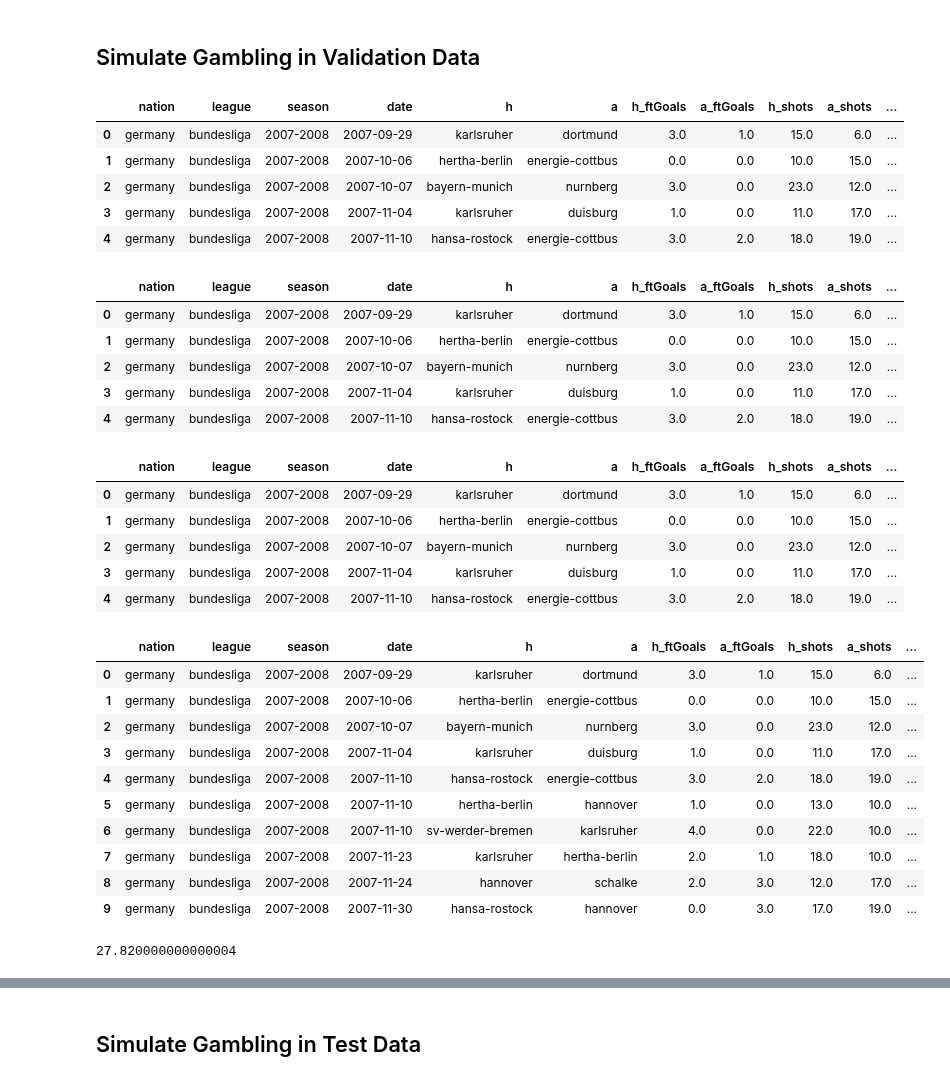
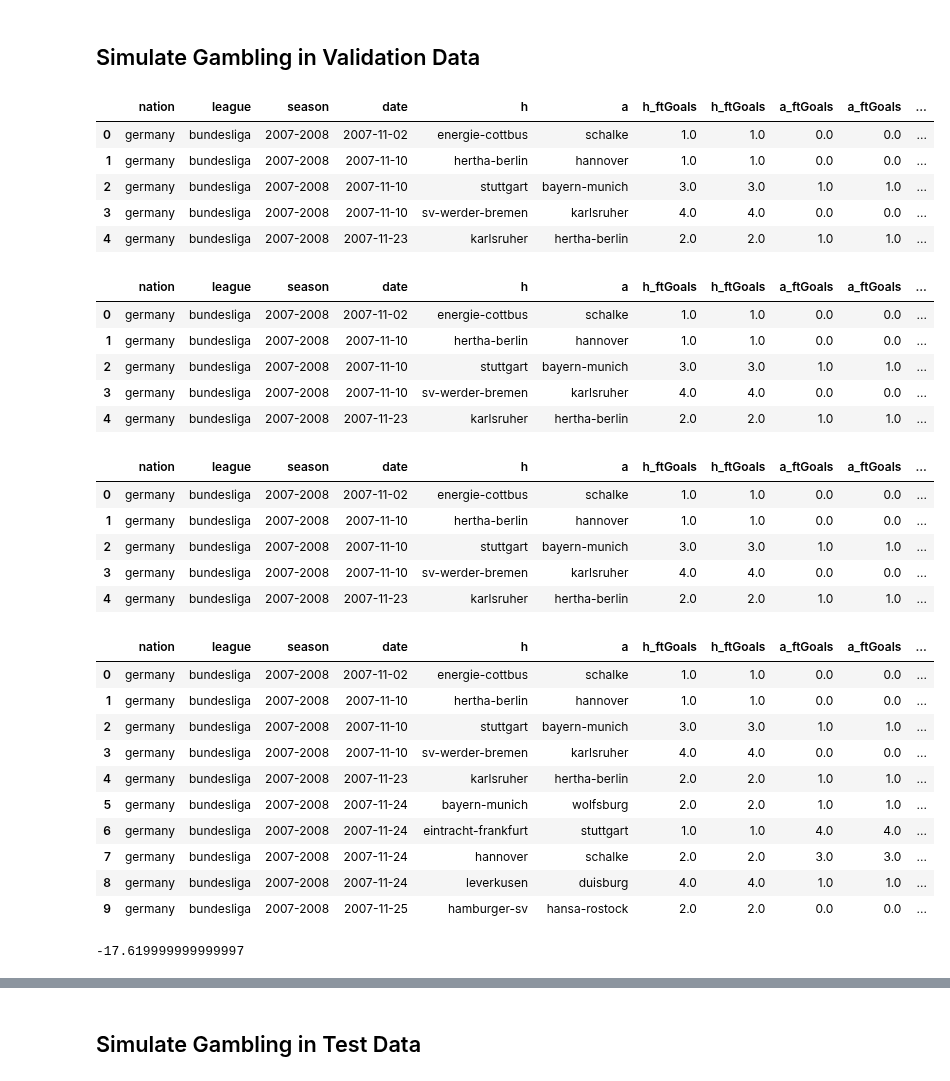
Before and after one commit to DMacGillivray/soccer-predictions, a Jupyter notebook: notebooks/0005.0000 Modeling Strategy.ipynb, the cells around one changed output, grey strips where cells are left out. Cells and saved outputs as stored; diff of their text form; code cells hidden in the pictures.

```diff
--- a/notebooks/0005.0000 Modeling Strategy.ipynb
+++ b/notebooks/0005.0000 Modeling Strategy.ipynb
@@ -681,7 +682,7 @@ def cut_historical_games(df_orig, n_back, drop_all_nan_rows=True, how='all'):
     df.reset_index(drop=True, inplace=True)
     return df
 
-n_back=2
+n_back=4
 
 df_lastn = cut_historical_games(df_model, n_back=n_back, drop_all_nan_rows=False)
 df_lastn.head()
@@ -723,8 +724,10 @@ def get_all_feature_cols(df):
 
 #feature_cols = get_all_feature_cols(df_last4)
 #my_feature_cols = [col for col in df_lastn.columns if 'poiss' in col or 'shots' in col or 'ftGoals' in col]
-#my_feature_cols = [col for col in df_lastn.columns if 'ftGoals' in col]
-my_feature_cols = [col for col in df_lastn.columns if 'poiss' in col]
+# my_feature_cols = [col for col in df_lastn.columns if 'shotsOnTarget' in col]
+my_feature_cols = [col for col in df_lastn.columns if 'ftGoals' in col]
+#my_feature_cols = [col for col in df_lastn.columns if 'shots' in col]
+#my_feature_cols = [col for col in df_lastn.columns if 'poiss' in col]
 non_feature_cols = get_non_feature_cols(df_lastn)
 
 keeper_cols = non_feature_cols + my_feature_cols
@@ -967,10 +972,14 @@ meta_train.head(2)
 # %%
 # https://stackoverflow.com/questions/48508036/
 # sklearn-stratifiedkfold-valueerror-supported-target-types-are-binary-mul/51795404#51795404
-skf = StratifiedKFold(n_splits=5,shuffle=True, random_state=10)
-#clf = MultinomialNB(class_prior=[0.45, 0.25, 0.30])
+skf = StratifiedKFold(n_splits=2,shuffle=True)
+# clf = MultinomialNB(class_prior=[0.45, 0.25, 0.30])
 #clf = CategoricalNB(class_prior=[0.45, 0.25, 0.30])
-clf = RandomForestClassifier(max_depth=15, class_weight='balanced', random_state=42)
+# clf = RandomForestClassifier(max_depth=15, class_weight='balanced')
+clf = GradientBoostingClassifier(n_estimators=100,learning_rate=0.1, max_depth=4)
+#clf = LinearDiscriminantAnalysis(priors=[0.45, 0.25, 0.30])
+# clf = LogisticRegression(class_weight='balanced', C=0.1)
+# clf = ExtraTreesClassifier(class_weight='balanced')
 
 
 X = X.reset_index(drop=True)
@@ -1061,12 +1072,12 @@ output_df.reset_index(drop=True, inplace=True)
 # %%
 output_df.head()
 # %% [output]
-|  | nation | league | season | date | h | a | h_ftGoals | a_ftGoals | h_shots | a_shots | ... |
-| 0 | germany | bundesliga | 2007-2008 | 2007-09-29 | karlsruher | dortmund | 3.0 | 1.0 | 15.0 | 6.0 | ... |
-| 1 | germany | bundesliga | 2007-2008 | 2007-10-06 | hertha-berlin | energie-cottbus | 0.0 | 0.0 | 10.0 | 15.0 | ... |
-| 2 | germany | bundesliga | 2007-2008 | 2007-10-07 | bayern-munich | nurnberg | 3.0 | 0.0 | 23.0 | 12.0 | ... |
-| 3 | germany | bundesliga | 2007-2008 | 2007-11-04 | karlsruher | duisburg | 1.0 | 0.0 | 11.0 | 17.0 | ... |
-| 4 | germany | bundesliga | 2007-2008 | 2007-11-10 | hansa-rostock | energie-cottbus | 3.0 | 2.0 | 18.0 | 19.0 | ... |
+|  | nation | league | season | date | h | a | h_ftGoals | h_ftGoals | a_ftGoals | a_ftGoals | ... |
+| 0 | germany | bundesliga | 2007-2008 | 2007-11-02 | energie-cottbus | schalke | 1.0 | 1.0 | 0.0 | 0.0 | ... |
+| 1 | germany | bundesliga | 2007-2008 | 2007-11-10 | hertha-berlin | hannover | 1.0 | 1.0 | 0.0 | 0.0 | ... |
+| 2 | germany | bundesliga | 2007-2008 | 2007-11-10 | stuttgart | bayern-munich | 3.0 | 3.0 | 1.0 | 1.0 | ... |
+| 3 | germany | bundesliga | 2007-2008 | 2007-11-10 | sv-werder-bremen | karlsruher | 4.0 | 4.0 | 0.0 | 0.0 | ... |
+| 4 | germany | bundesliga | 2007-2008 | 2007-11-23 | karlsruher | hertha-berlin | 2.0 | 2.0 | 1.0 | 1.0 | ... |
 # %%
 ### Identify Poistive EV Bets
 # %%
@@ -1075,24 +1086,24 @@ output_df['draw_unit_EV'] = (output_df[2]* (output_df['drawOddsBet365']-1)) + ((
 output_df['awin_unit_EV'] = (output_df[3]* (output_df['awinOddsBet365']-1)) + ((1- output_df[3]) * -1)
 output_df.head()
 # %% [output]
-|  | nation | league | season | date | h | a | h_ftGoals | a_ftGoals | h_shots | a_shots | ... |
-| 0 | germany | bundesliga | 2007-2008 | 2007-09-29 | karlsruher | dortmund | 3.0 | 1.0 | 15.0 | 6.0 | ... |
-| 1 | germany | bundesliga | 2007-2008 | 2007-10-06 | hertha-berlin | energie-cottbus | 0.0 | 0.0 | 10.0 | 15.0 | ... |
-| 2 | germany | bundesliga | 2007-2008 | 2007-10-07 | bayern-munich | nurnberg | 3.0 | 0.0 | 23.0 | 12.0 | ... |
-| 3 | germany | bundesliga | 2007-2008 | 2007-11-04 | karlsruher | duisburg | 1.0 | 0.0 | 11.0 | 17.0 | ... |
-| 4 | germany | bundesliga | 2007-2008 | 2007-11-10 | hansa-rostock | energie-cottbus | 3.0 | 2.0 | 18.0 | 19.0 | ... |
+|  | nation | league | season | date | h | a | h_ftGoals | h_ftGoals | a_ftGoals | a_ftGoals | ... |
+| 0 | germany | bundesliga | 2007-2008 | 2007-11-02 | energie-cottbus | schalke | 1.0 | 1.0 | 0.0 | 0.0 | ... |
+| 1 | germany | bundesliga | 2007-2008 | 2007-11-10 | hertha-berlin | hannover | 1.0 | 1.0 | 0.0 | 0.0 | ... |
+| 2 | germany | bundesliga | 2007-2008 | 2007-11-10 | stuttgart | bayern-munich | 3.0 | 3.0 | 1.0 | 1.0 | ... |
+| 3 | germany | bundesliga | 2007-2008 | 2007-11-10 | sv-werder-bremen | karlsruher | 4.0 | 4.0 | 0.0 | 0.0 | ... |
+| 4 | germany | bundesliga | 2007-2008 | 2007-11-23 | karlsruher | hertha-berlin | 2.0 | 2.0 | 1.0 | 1.0 | ... |
 # %%
-threshold = 0.0
+threshold = 0.05
 output_df[['hwin_bet', 'draw_bet', 'awin_bet']] = \
             output_df[['hwin_unit_EV', 'draw_unit_EV', 'awin_unit_EV']] >= threshold
 output_df.head()
 # %% [output]
-|  | nation | league | season | date | h | a | h_ftGoals | a_ftGoals | h_shots | a_shots | ... |
-| 0 | germany | bundesliga | 2007-2008 | 2007-09-29 | karlsruher | dortmund | 3.0 | 1.0 | 15.0 | 6.0 | ... |
-| 1 | germany | bundesliga | 2007-2008 | 2007-10-06 | hertha-berlin | energie-cottbus | 0.0 | 0.0 | 10.0 | 15.0 | ... |
-| 2 | germany | bundesliga | 2007-2008 | 2007-10-07 | bayern-munich | nurnberg | 3.0 | 0.0 | 23.0 | 12.0 | ... |
-| 3 | germany | bundesliga | 2007-2008 | 2007-11-04 | karlsruher | duisburg | 1.0 | 0.0 | 11.0 | 17.0 | ... |
-| 4 | germany | bundesliga | 2007-2008 | 2007-11-10 | hansa-rostock | energie-cottbus | 3.0 | 2.0 | 18.0 | 19.0 | ... |
+|  | nation | league | season | date | h | a | h_ftGoals | h_ftGoals | a_ftGoals | a_ftGoals | ... |
+| 0 | germany | bundesliga | 2007-2008 | 2007-11-02 | energie-cottbus | schalke | 1.0 | 1.0 | 0.0 | 0.0 | ... |
+| 1 | germany | bundesliga | 2007-2008 | 2007-11-10 | hertha-berlin | hannover | 1.0 | 1.0 | 0.0 | 0.0 | ... |
+| 2 | germany | bundesliga | 2007-2008 | 2007-11-10 | stuttgart | bayern-munich | 3.0 | 3.0 | 1.0 | 1.0 | ... |
+| 3 | germany | bundesliga | 2007-2008 | 2007-11-10 | sv-werder-bremen | karlsruher | 4.0 | 4.0 | 0.0 | 0.0 | ... |
+| 4 | germany | bundesliga | 2007-2008 | 2007-11-23 | karlsruher | hertha-berlin | 2.0 | 2.0 | 1.0 | 1.0 | ... |
 # %%
 conditions = [output_df['ordinal_result_1'] == 1,
               output_df['ordinal_result_1'] == 0]
@@ -1112,21 +1123,21 @@ output_df['game_ret'] = output_df[['hwin_rets', 'draw_rets', 'awin_rets']].sum(a
 
 output_df.head(10)
 # %% [output]
-|  | nation | league | season | date | h | a | h_ftGoals | a_ftGoals | h_shots | a_shots | ... |
-| 0 | germany | bundesliga | 2007-2008 | 2007-09-29 | karlsruher | dortmund | 3.0 | 1.0 | 15.0 | 6.0 | ... |
-| 1 | germany | bundesliga | 2007-2008 | 2007-10-06 | hertha-berlin | energie-cottbus | 0.0 | 0.0 | 10.0 | 15.0 | ... |
-| 2 | germany | bundesliga | 2007-2008 | 2007-10-07 | bayern-munich | nurnberg | 3.0 | 0.0 | 23.0 | 12.0 | ... |
-| 3 | germany | bundesliga | 2007-2008 | 2007-11-04 | karlsruher | duisburg | 1.0 | 0.0 | 11.0 | 17.0 | ... |
-| 4 | germany | bundesliga | 2007-2008 | 2007-11-10 | hansa-rostock | energie-cottbus | 3.0 | 2.0 | 18.0 | 19.0 | ... |
-| 5 | germany | bundesliga | 2007-2008 | 2007-11-10 | hertha-berlin | hannover | 1.0 | 0.0 | 13.0 | 10.0 | ... |
-| 6 | germany | bundesliga | 2007-2008 | 2007-11-10 | sv-werder-bremen | karlsruher | 4.0 | 0.0 | 22.0 | 10.0 | ... |
-| 7 | germany | bundesliga | 2007-2008 | 2007-11-23 | karlsruher | hertha-berlin | 2.0 | 1.0 | 18.0 | 10.0 | ... |
-| 8 | germany | bundesliga | 2007-2008 | 2007-11-24 | hannover | schalke | 2.0 | 3.0 | 12.0 | 17.0 | ... |
-| 9 | germany | bundesliga | 2007-2008 | 2007-11-30 | hansa-rostock | hannover | 0.0 | 3.0 | 17.0 | 19.0 | ... |
+|  | nation | league | season | date | h | a | h_ftGoals | h_ftGoals | a_ftGoals | a_ftGoals | ... |
+| 0 | germany | bundesliga | 2007-2008 | 2007-11-02 | energie-cottbus | schalke | 1.0 | 1.0 | 0.0 | 0.0 | ... |
+| 1 | germany | bundesliga | 2007-2008 | 2007-11-10 | hertha-berlin | hannover | 1.0 | 1.0 | 0.0 | 0.0 | ... |
+| 2 | germany | bundesliga | 2007-2008 | 2007-11-10 | stuttgart | bayern-munich | 3.0 | 3.0 | 1.0 | 1.0 | ... |
+| 3 | germany | bundesliga | 2007-2008 | 2007-11-10 | sv-werder-bremen | karlsruher | 4.0 | 4.0 | 0.0 | 0.0 | ... |
+| 4 | germany | bundesliga | 2007-2008 | 2007-11-23 | karlsruher | hertha-berlin | 2.0 | 2.0 | 1.0 | 1.0 | ... |
+| 5 | germany | bundesliga | 2007-2008 | 2007-11-24 | bayern-munich | wolfsburg | 2.0 | 2.0 | 1.0 | 1.0 | ... |
+| 6 | germany | bundesliga | 2007-2008 | 2007-11-24 | eintracht-frankfurt | stuttgart | 1.0 | 1.0 | 4.0 | 4.0 | ... |
+| 7 | germany | bundesliga | 2007-2008 | 2007-11-24 | hannover | schalke | 2.0 | 2.0 | 3.0 | 3.0 | ... |
+| 8 | germany | bundesliga | 2007-2008 | 2007-11-24 | leverkusen | duisburg | 4.0 | 4.0 | 1.0 | 1.0 | ... |
+| 9 | germany | bundesliga | 2007-2008 | 2007-11-25 | hamburger-sv | hansa-rostock | 2.0 | 2.0 | 0.0 | 0.0 | ... |
 # %%
 output_df['hwin_rets'].sum()
 # %% [output]
-27.820000000000004
+-17.619999999999997
 # %%
 output_df['draw_rets'].sum()
 # %% [output]
```
Also changed, not shown: parts of 36 cells of this notebook, 11 other files.
